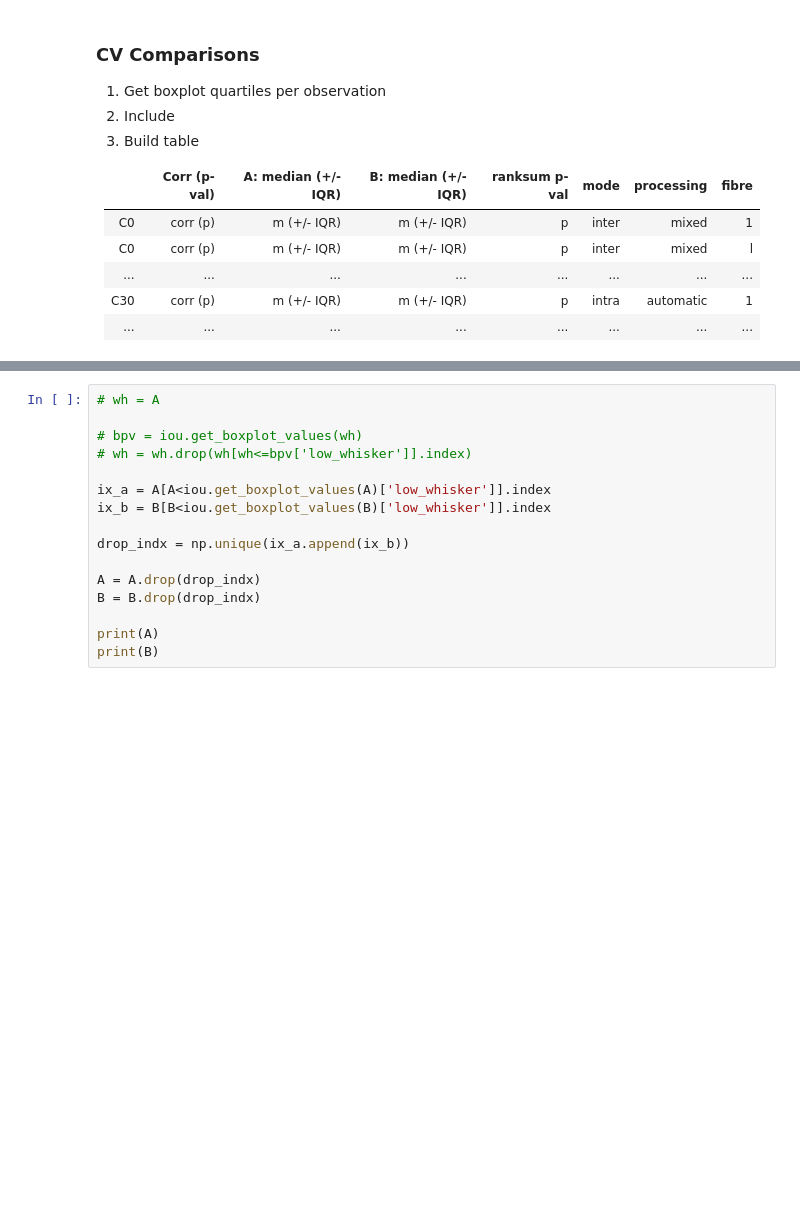
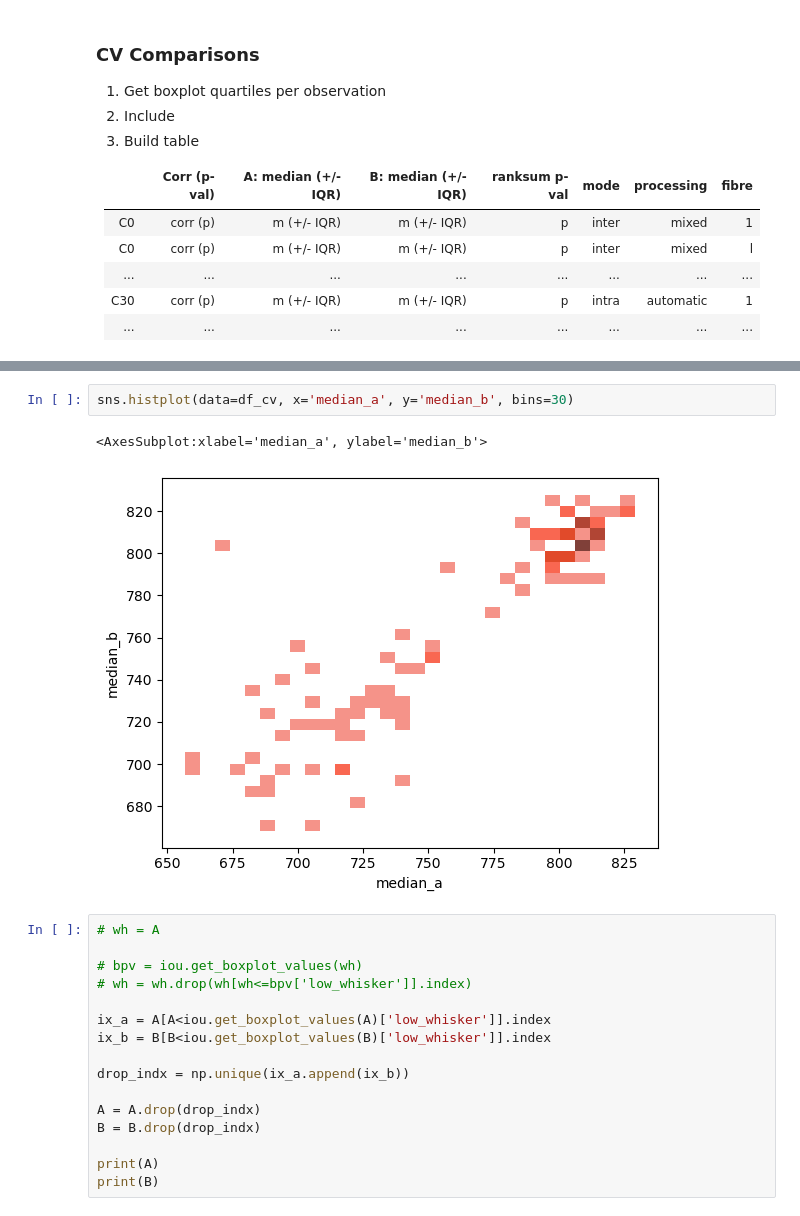
Before and after one commit to alonsoJASL/imatools, a Jupyter notebook: ipynb/sims_comparisons.ipynb, the cells around one changed output, grey strips where cells are left out. Drawn from its saved outputs; the diff is of its cells as text; blank space fills up the shorter version.

```diff
--- a/ipynb/sims_comparisons.ipynb
+++ b/ipynb/sims_comparisons.ipynb
@@ -363,3 +361,8 @@ KeyboardInterrupt:
+# %%
+sns.histplot(data=df_cv, x='median_a', y='median_b', bins=30)
+# %% [output]
+<AxesSubplot:xlabel='median_a', ylabel='median_b'>
+[figure, added]
 # %%
 # wh = A
 
```
Also changed, not shown: parts of 1 cell of this notebook, 1 other file.
